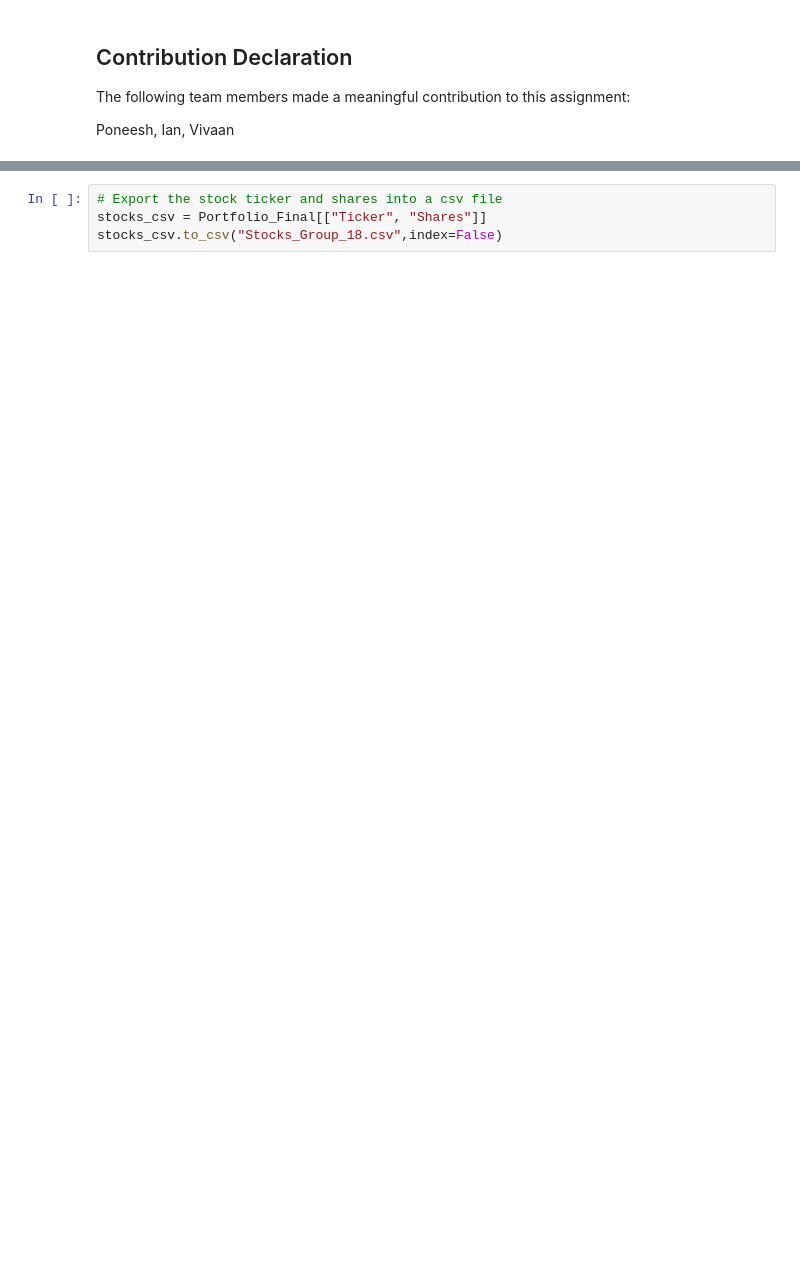
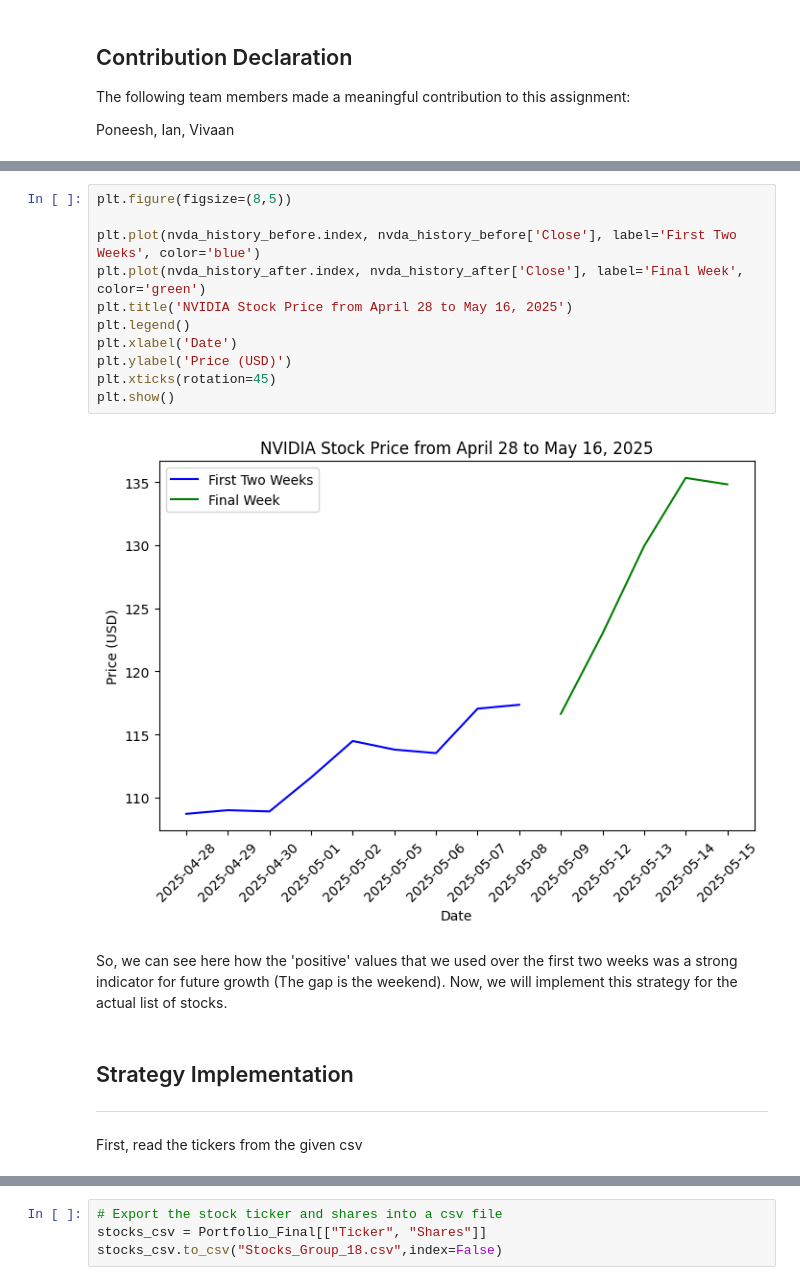
Before and after one commit to IanLeung12/CFM-Group-Project, a Jupyter notebook: Team_18_Assignment.ipynb, the cells around one changed output, grey strips where cells are left out. Cells and saved outputs as stored; diff of their text form; blank space fills up the shorter version.

```diff
--- a/Team_18_Assignment.ipynb
+++ b/Team_18_Assignment.ipynb
@@ -550,0 +132,20 @@ CSV Output - We:
+# %%
+plt.figure(figsize=(8,5))
+
+plt.plot(nvda_history_before.index, nvda_history_before['Close'], label='First Two Weeks', color='blue')
+plt.plot(nvda_history_after.index, nvda_history_after['Close'], label='Final Week', color='green')
+plt.title('NVIDIA Stock Price from April 28 to May 16, 2025')
+plt.legend()
+plt.xlabel('Date')
+plt.ylabel('Price (USD)')
+plt.xticks(rotation=45)
+plt.show()
+# %% [output]
+[figure, added]
+# %% [markdown]
+So, we can see here how the 'positive' values that we used over the first two weeks was a strong indicator for future growth (The gap is the weekend). Now, we will implement this strategy for the actual list of stocks.
+# %% [markdown]
+## Strategy Implementation
+---
+# %% [markdown]
+First, read the tickers from the given csv
```
Also changed, not shown: parts of 56 cells of this notebook, 1 other file.
